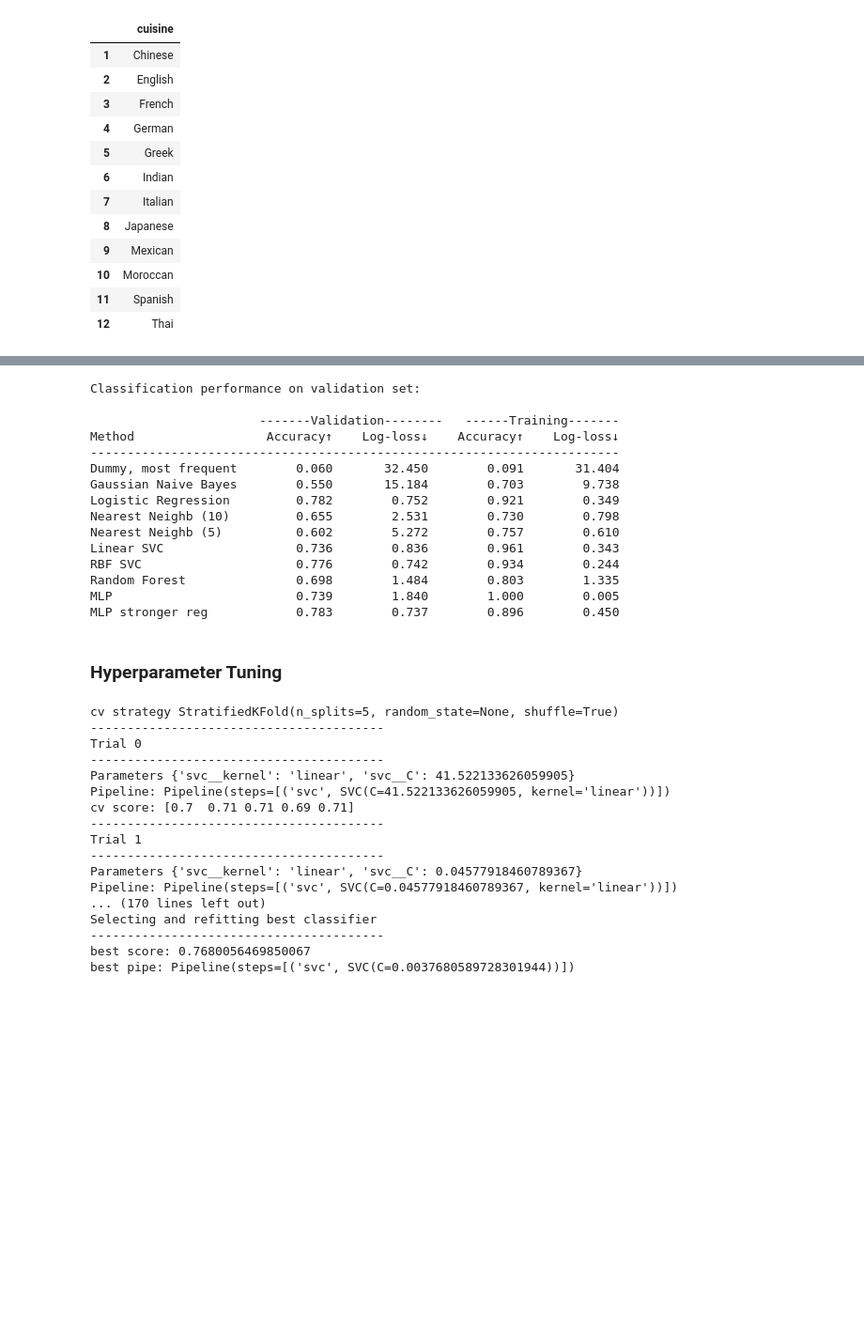
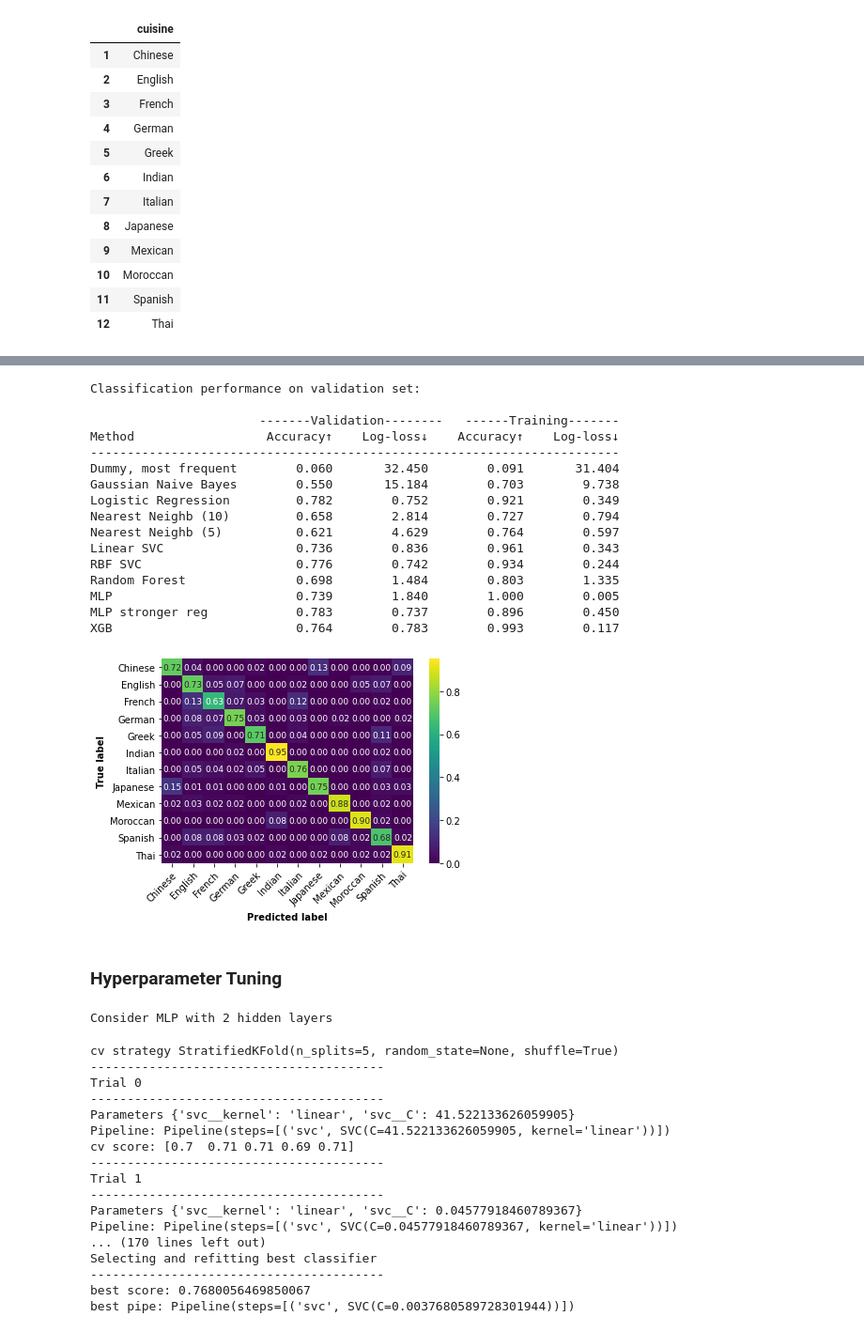
Before and after one commit to c-abbott/cuisine-prediction, a Jupyter notebook: baseline_experiments.ipynb, the cells around one changed output, grey strips where cells are left out. Shown at 94% size. Cells and saved outputs as stored; diff of their text form; code cells hidden in the pictures; blank space fills up the shorter version.

Commit message:
Added XGBoostClassifier :rocket:

```diff
--- a/baseline_experiments.ipynb
+++ b/baseline_experiments.ipynb
@@ -111,12 +109,12 @@ plot_confusion_matrix(cm[1], class_labels=cuisines_df.to_numpy(dtype="<U28").squ
 # %%
 # Comparison of classifiers
-
 from sklearn.linear_model import LogisticRegression
 from sklearn.naive_bayes import GaussianNB
 from sklearn.neural_network import MLPClassifier
 from sklearn.neighbors import KNeighborsClassifier
 from sklearn.svm import SVC
 from sklearn.ensemble import RandomForestClassifier
+from xgboost import XGBClassifier
 # from sklearn.discriminant_analysis import LinearDiscriminantAnalysis, QuadraticDiscriminantAnalysis
 
 random_state = 42
@@ -124,7 +122,7 @@ random_state = 42
 names = ["Dummy, most frequent", "Gaussian Naive Bayes", "Logistic Regression",
          "Nearest Neighb (10)", "Nearest Neighb (5)",
          "Linear SVC", "RBF SVC",
-         "Random Forest", "MLP", "MLP stronger reg"]
+         "Random Forest", "MLP", "MLP stronger reg", "XGB"]
 classifiers = [
     DummyClassifier(strategy='most_frequent'),
     GaussianNB(),
@@ -135,7 +133,8 @@ classifiers = [
     SVC(kernel='rbf', probability=True, random_state=random_state),
     RandomForestClassifier(max_depth=10, n_estimators=50,random_state=random_state),
     MLPClassifier(random_state=random_state, max_iter=800),  # default regularisation
-    MLPClassifier(random_state=random_state, max_iter=800, alpha=1)  # more regularisation
+    MLPClassifier(random_state=random_state, max_iter=800, alpha=1), # more regularisation
+    XGBClassifier()
     ]
 
 # Training
@@ -149,7 +148,7 @@ ce_val_score = {}
 # Predictions
 preds = {}
 
-for name, clf in tqdm(zip(names, classifiers)):
+for name, clf in zip(names, classifiers):
     clf.fit(X_train_ho, y_train_ho)
 
     ca_train_score[name] = clf.score(X_train_ho, y_train_ho)
@@ -181,23 +182,54 @@ Method                  Accuracy↑    Log-loss↓    Accuracy↑    Log-loss↓
 Dummy, most frequent        0.060       32.450        0.091       31.404
 Gaussian Naive Bayes        0.550       15.184        0.703        9.738
 Logistic Regression         0.782        0.752        0.921        0.349
-Nearest Neighb (10)         0.655        2.531        0.730        0.798
-Nearest Neighb (5)          0.602        5.272        0.757        0.610
+Nearest Neighb (10)         0.658        2.814        0.727        0.794
+Nearest Neighb (5)          0.621        4.629        0.764        0.597
 Linear SVC                  0.736        0.836        0.961        0.343
 RBF SVC                     0.776        0.742        0.934        0.244
 Random Forest               0.698        1.484        0.803        1.335
 MLP                         0.739        1.840        1.000        0.005
 MLP stronger reg            0.783        0.737        0.896        0.450
+XGB                         0.764        0.783        0.993        0.117
 # %%
 names = ["Dummy, most frequent", "Gaussian Naive Bayes", "Logistic Regression",
          "Nearest Neighb (10)", "Nearest Neighb (5)",
          "Linear SVC", "RBF SVC",
-         "Random Forest", "MLP", "MLP stronger reg"]
+         "Random Forest", "MLP", "MLP stronger reg", 'XGB']
 
-cm = confusion_matrix(y_valid, preds["Random Forest"], normalize="true")
+cm = confusion_matrix(y_valid, preds["RBF SVC"], normalize="true")
 plot_confusion_matrix(cm, class_labels=cuisines_df.to_numpy(dtype="<U28").squeeze())
+# %% [output]
+[figure, added]
 # %% [markdown]
 ### Hyperparameter Tuning
+# %%
+# to support arbitrarily many hidden layers
+class MyRandInt():
+    """Wrapper class to return multivariate rand ints"""
+
+    def __init__(self, low, high, dim):
+        self.low = low
+        self.high = high
+        self.dim = dim
+
+    def rvs(self, random_state=None):
+        # increase proba to sample most complex config (hack, don't take too seriously)
+        if stats.bernoulli.rvs(0.1):
+            return np.full(self.dim, self.high, dtype=int)
+        else:
+            return stats.randint.rvs(self.low, self.high, size=(1, self.dim), random_state=random_state)[0]
+
+n_layers = 2
+
+if n_layers>1:
+    print("Consider MLP with", n_layers, "hidden layers")
+    mydistr = MyRandInt(10,100, n_layers)
+else:
+    # case of one hidden layer
+    print("Consider MLP with one hidden layer")
+    mydistr = stats.randint(10, 100)
+# %% [output]
+Consider MLP with 2 hidden layers
 # %%
 from sklearn.model_selection import cross_val_score
 from sklearn.model_selection import StratifiedKFold
```
Also changed, not shown: parts of 13 cells of this notebook.
